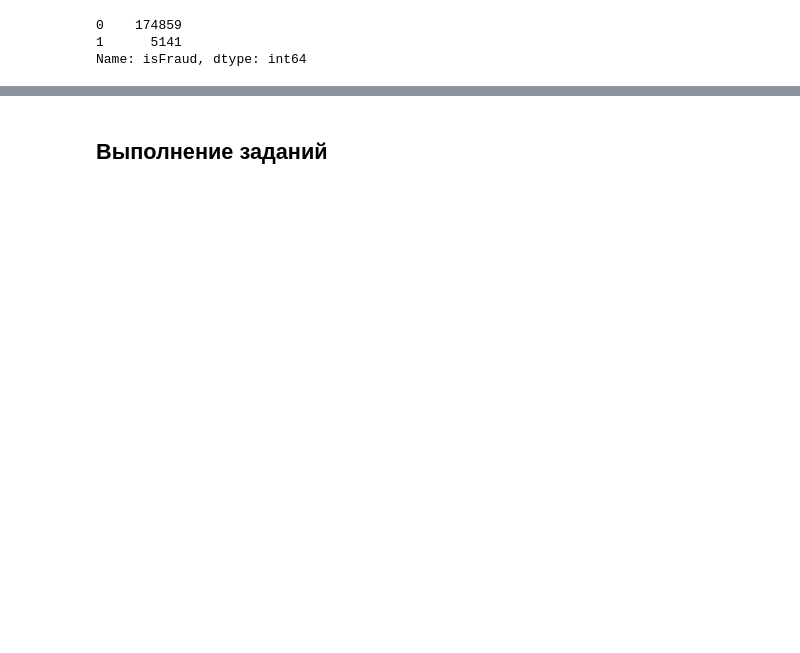
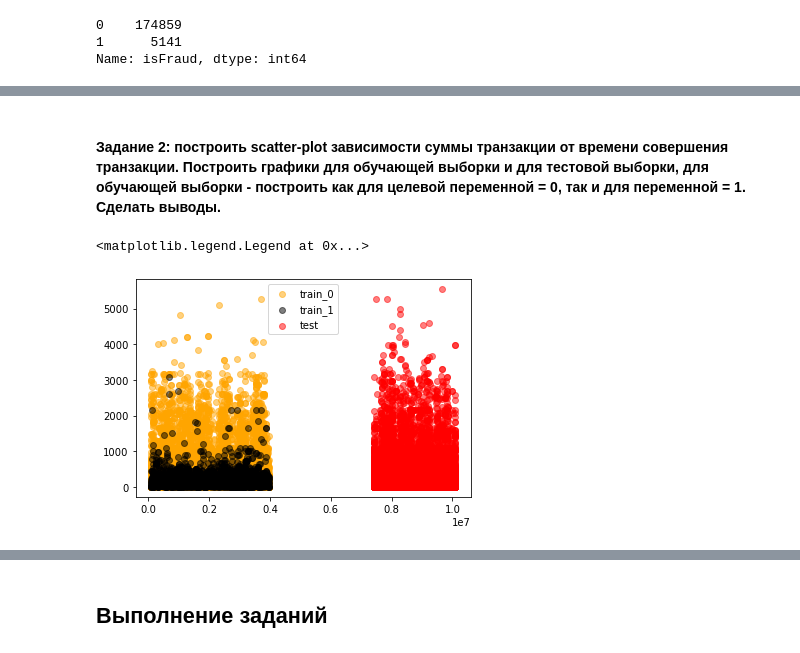
Before and after one commit to OlegRev/SportsDataAnalysis.KagglePlatform, a Jupyter notebook: hw_lesson_2.ipynb, the cells around one changed output, grey strips where cells are left out. Cells and saved outputs as stored; diff of their text form; code cells hidden in the pictures; blank space fills up the shorter version.

```diff
--- a/hw_lesson_2.ipynb
+++ b/hw_lesson_2.ipynb
@@ -214,0 +253,20 @@ test_df.describe()
+# %% [markdown]
+<p><a name="task_2_2"></a></p>
+
+#### Задание 2: построить scatter-plot зависимости суммы транзакции от времени совершения транзакции. Построить графики для обучающей выборки и для тестовой выборки, для обучающей выборки - построить как для целевой переменной = 0, так и для переменной = 1. Сделать выводы.
+# %%
+plt.scatter(train_df.TransactionDT.loc[train_df.isFraud==0],
+            train_df.TransactionAmt.loc[train_df.isFraud==0],
+            c='orange', label='train_0', alpha=0.5)
+
+plt.scatter(train_df.TransactionDT.loc[train_df.isFraud==1],
+            train_df.TransactionAmt.loc[train_df.isFraud==1],
+            c='black', label='train_1', alpha=0.5)
+
+plt.scatter(test_df.TransactionDT,
+            test_df.TransactionAmt,
+            c='red', label='test', alpha=0.5)
+plt.legend()
+# %% [output]
+<matplotlib.legend.Legend at 0x...>
+[figure, added]
```
Also changed, not shown: parts of 57 cells of this notebook.
